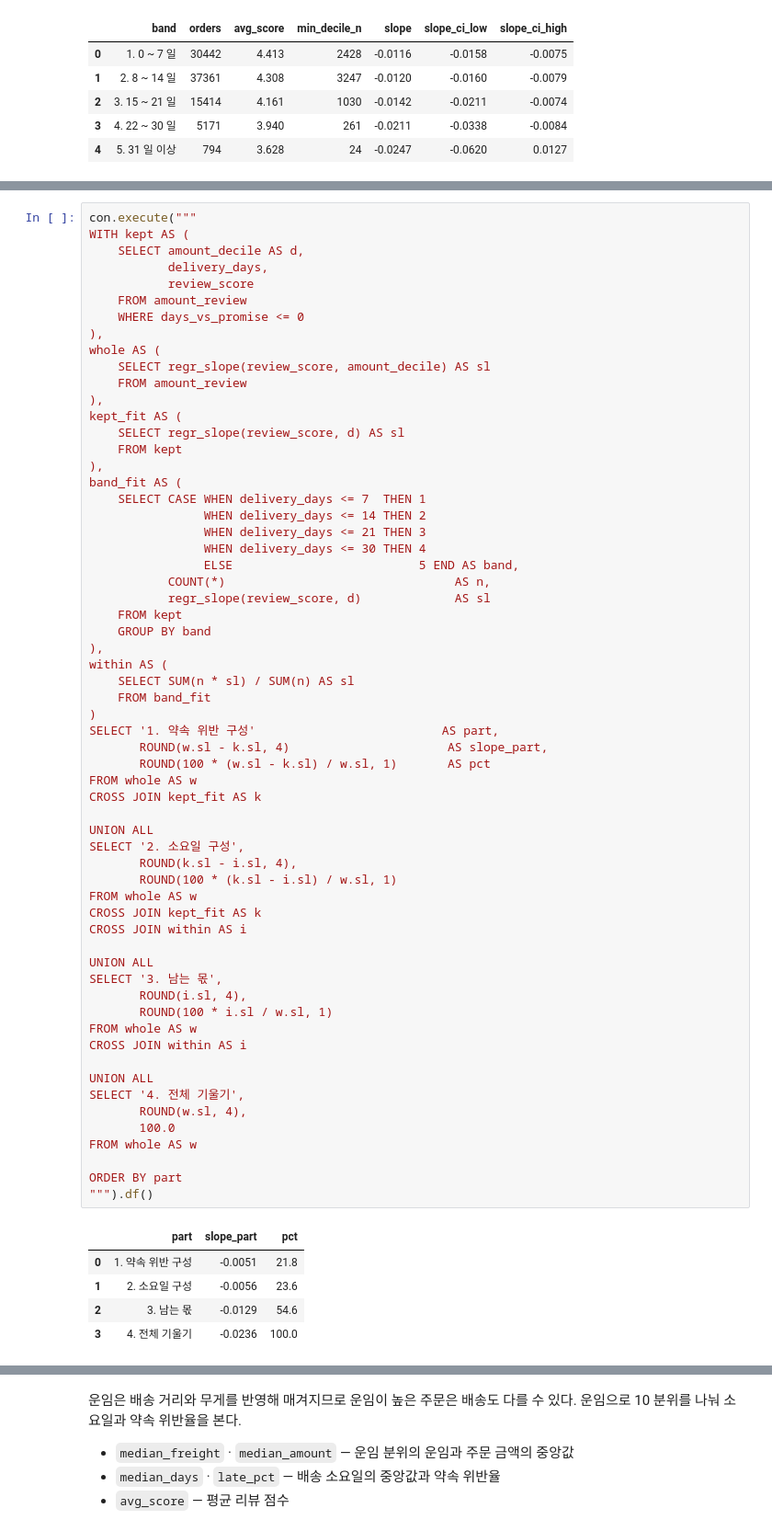
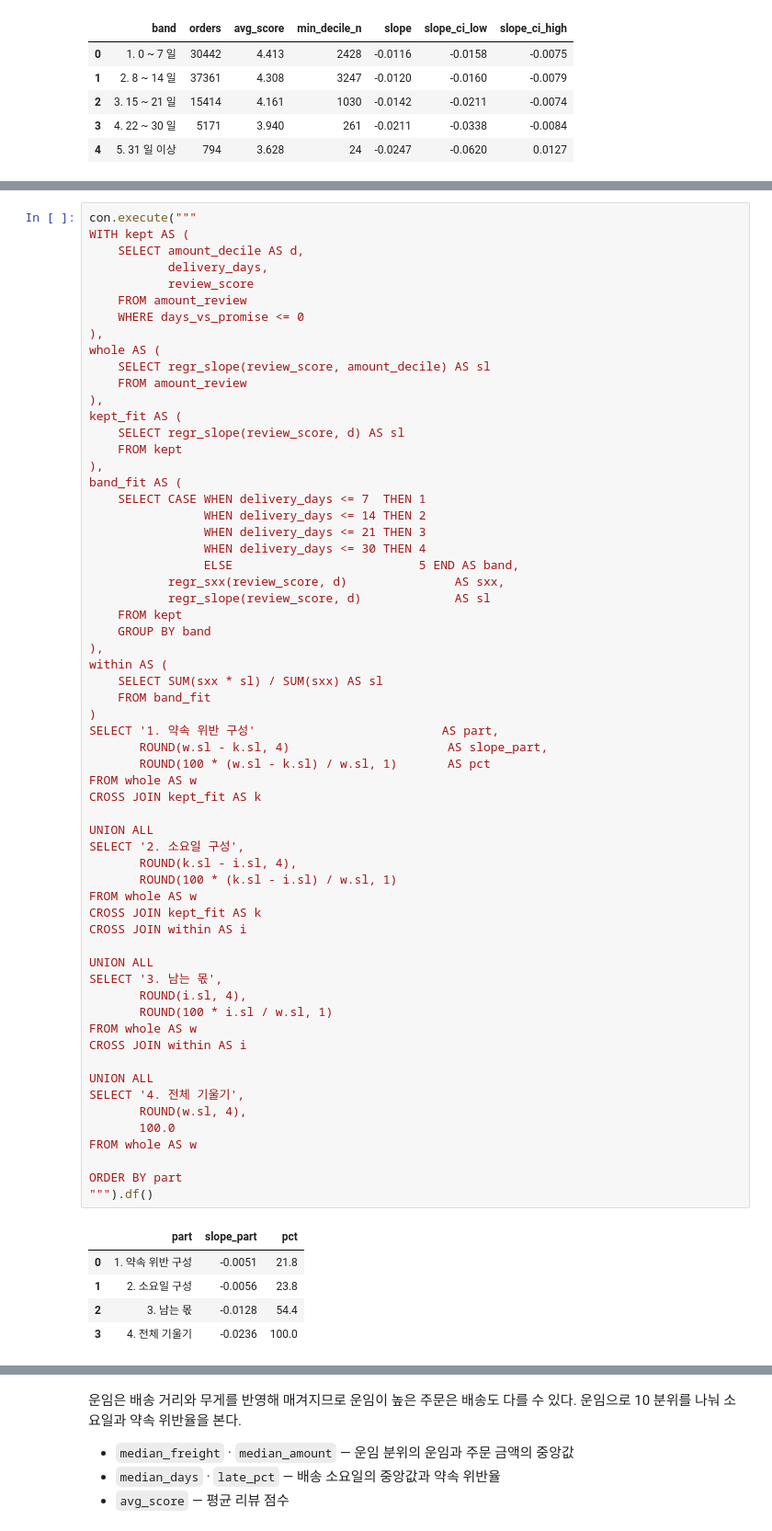
Before and after one commit to wlstjd1011/Olist-data-analyze, a Jupyter notebook: notebooks/08_order_amount.ipynb, the cells around one changed output, grey strips where cells are left out. Shown at 92% size. Drawn from its saved outputs; the diff is of its cells as text.

```diff
--- a/notebooks/08_order_amount.ipynb
+++ b/notebooks/08_order_amount.ipynb
@@ -720,13 +722,13 @@ band_fit AS (
                 WHEN delivery_days <= 21 THEN 3
                 WHEN delivery_days <= 30 THEN 4
                 ELSE                          5 END AS band,
-           COUNT(*)                                AS n,
+           regr_sxx(review_score, d)               AS sxx,
            regr_slope(review_score, d)             AS sl
     FROM kept
     GROUP BY band
 ),
 within AS (
-    SELECT SUM(n * sl) / SUM(n) AS sl
+    SELECT SUM(sxx * sl) / SUM(sxx) AS sl
     FROM band_fit
 )
 SELECT '1. 약속 위반 구성'                          AS part,
@@ -734,34 +736,34 @@ SELECT '1. 약속 위반 구성'                          AS part,
        ROUND(100 * (w.sl - k.sl) / w.sl, 1)       AS pct
 FROM whole AS w
 CROSS JOIN kept_fit AS k
 
 UNION ALL
 SELECT '2. 소요일 구성',
        ROUND(k.sl - i.sl, 4),
        ROUND(100 * (k.sl - i.sl) / w.sl, 1)
 FROM whole AS w
 CROSS JOIN kept_fit AS k
 CROSS JOIN within AS i
 
 UNION ALL
 SELECT '3. 남는 몫',
        ROUND(i.sl, 4),
        ROUND(100 * i.sl / w.sl, 1)
 FROM whole AS w
 CROSS JOIN within AS i
 
 UNION ALL
 SELECT '4. 전체 기울기',
        ROUND(w.sl, 4),
        100.0
 FROM whole AS w
 
 ORDER BY part
 """).df()
 # %% [output]
 |  | part | slope_part | pct |
 | 0 | 1. 약속 위반 구성 | -0.0051 | 21.8 |
-| 1 | 2. 소요일 구성 | -0.0056 | 23.6 |
-| 2 | 3. 남는 몫 | -0.0129 | 54.6 |
+| 1 | 2. 소요일 구성 | -0.0056 | 23.8 |
+| 2 | 3. 남는 몫 | -0.0128 | 54.4 |
 | 3 | 4. 전체 기울기 | -0.0236 | 100.0 |
 # %% [markdown]
```
Also changed, not shown: parts of 18 cells of this notebook, 1 other file.
